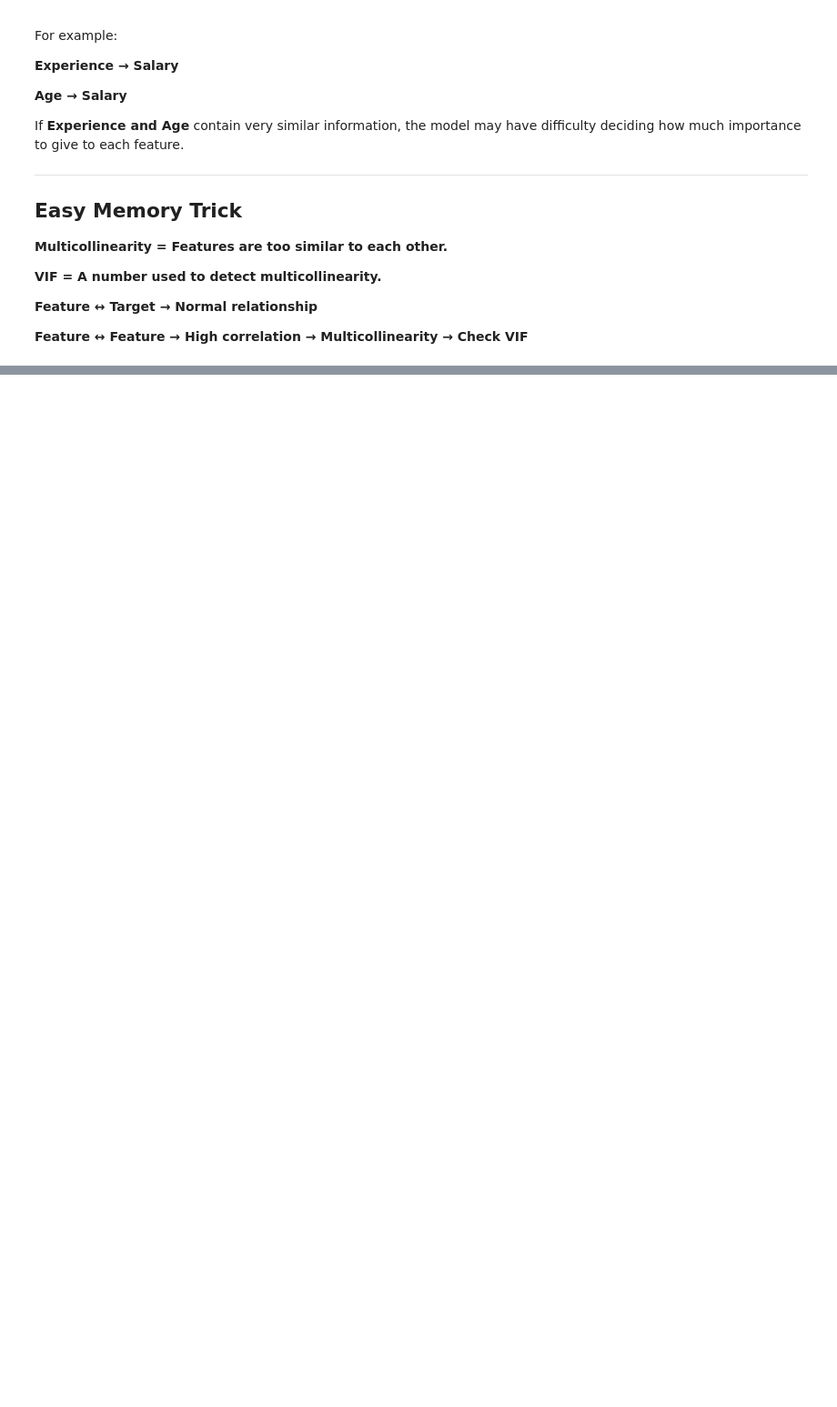
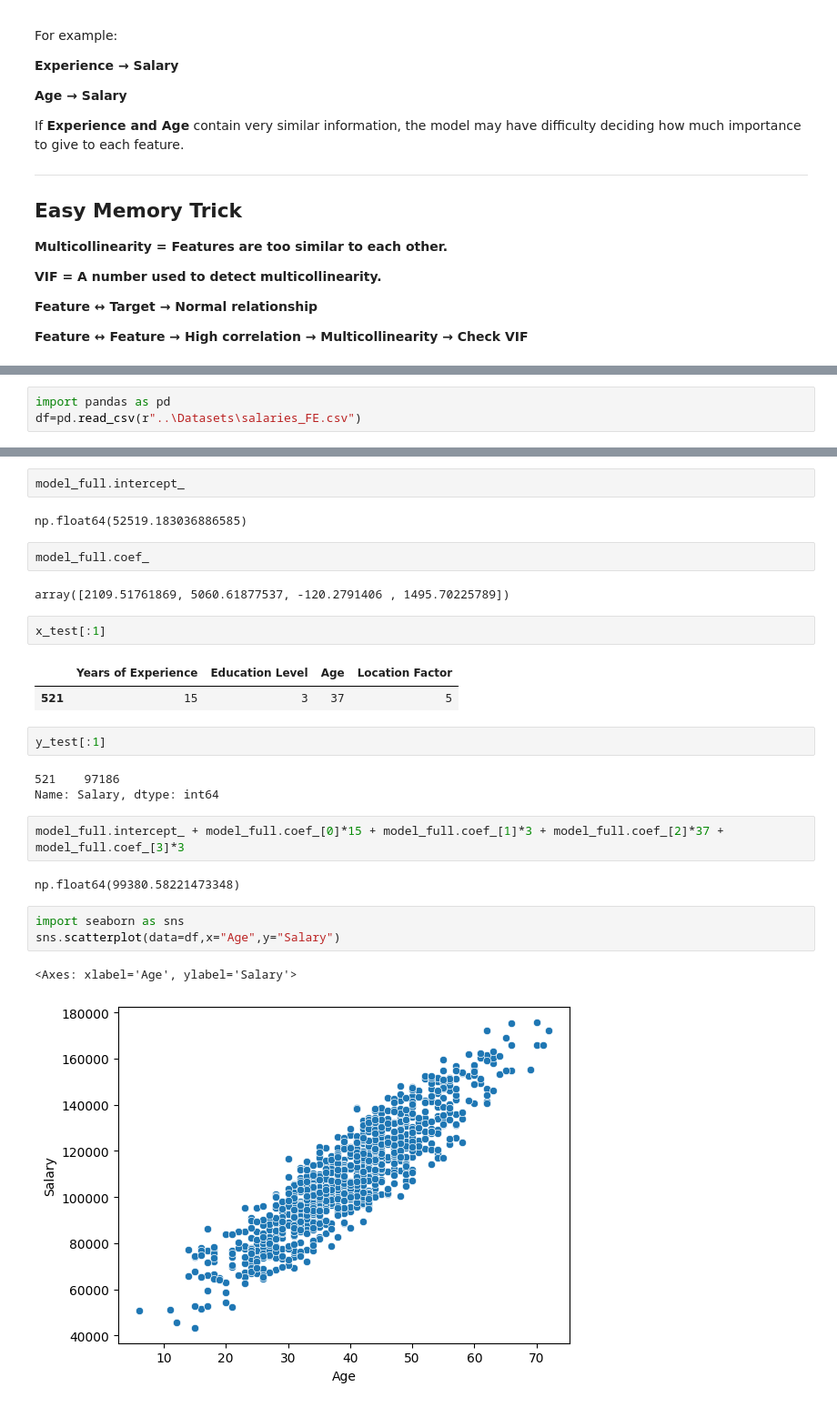
Before and after one commit to ThirumaleshV/AIE, a Jupyter notebook: ML/_6_Feature_Engineering.ipynb, the cells around one changed output, grey strips where cells are left out. Shown at 91% size. Saved outputs shown, nothing was run; the diff lists cells and outputs as text; blank space fills up the shorter version.

```diff
--- a/ML/_6_Feature_Engineering.ipynb
+++ b/ML/_6_Feature_Engineering.ipynb
@@ -335,0 +358,3 @@ If **Experience and Age** contain very similar information, the model may have d
+# %%
+import pandas as pd
+df=pd.read_csv(r"..\Datasets\salaries_FE.csv")
@@ -335,0 +387,28 @@ If **Experience and Age** contain very similar information, the model may have d
+# %%
+model_full.intercept_
+# %% [output]
+np.float64(52519.183036886585)
+# %%
+model_full.coef_
+# %% [output]
+array([2109.51761869, 5060.61877537, -120.2791406 , 1495.70225789])
+# %%
+x_test[:1]
+# %% [output]
+|  | Years of Experience | Education Level | Age | Location Factor |
+| 521 | 15 | 3 | 37 | 5 |
+# %%
+y_test[:1]
+# %% [output]
+521    97186
+Name: Salary, dtype: int64
+# %%
+model_full.intercept_ + model_full.coef_[0]*15 + model_full.coef_[1]*3 + model_full.coef_[2]*37 + model_full.coef_[3]*3
+# %% [output]
+np.float64(99380.58221473348)
+# %%
+import seaborn as sns
+sns.scatterplot(data=df,x="Age",y="Salary")
+# %% [output]
+<Axes: xlabel='Age', ylabel='Salary'>
+[figure, added]
```
Also changed, not shown: parts of 17 cells of this notebook.
